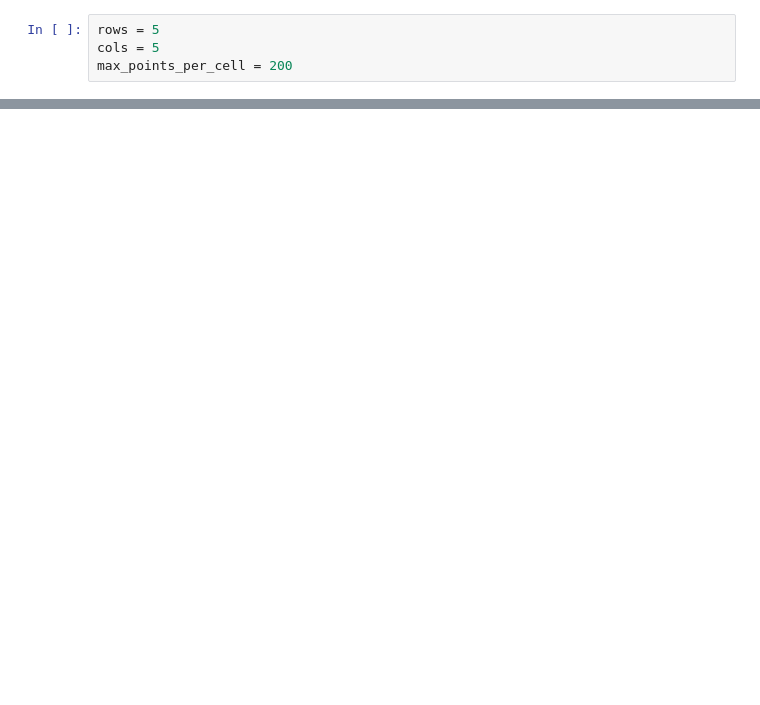
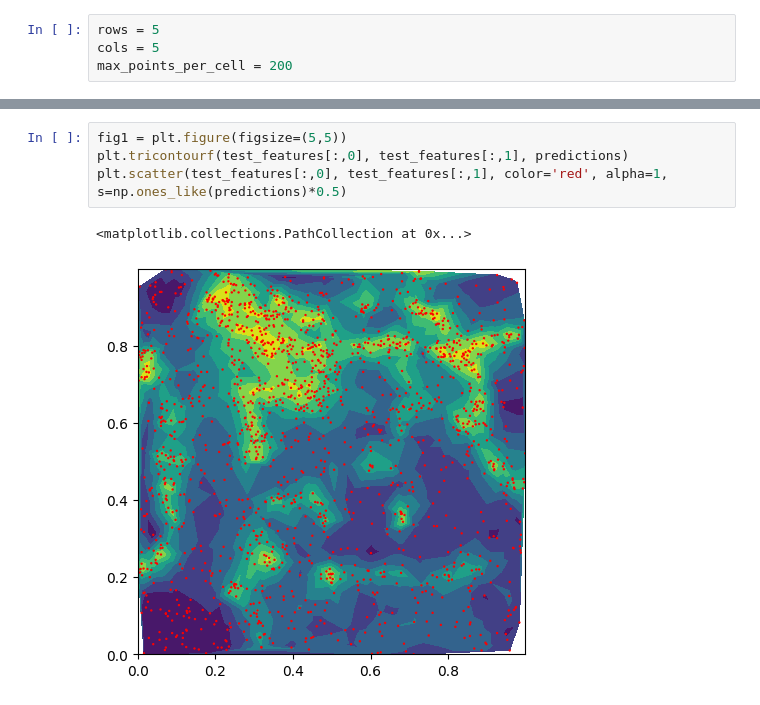
Before and after one commit to senecobis/PAI_tasks, a Jupyter notebook: task1_handout_d3d63876/model_selection.ipynb, the cells around one changed output, grey strips where cells are left out. Saved outputs shown, nothing was run; the diff lists cells and outputs as text; blank space fills up the shorter version.

```diff
--- a/task1_handout_d3d63876/model_selection.ipynb
+++ b/task1_handout_d3d63876/model_selection.ipynb
@@ -35,0 +65,7 @@ max_points_per_cell = 200
+# %%
+fig1 = plt.figure(figsize=(5,5))
+plt.tricontourf(test_features[:,0], test_features[:,1], predictions)
+plt.scatter(test_features[:,0], test_features[:,1], color='red', alpha=1, s=np.ones_like(predictions)*0.5)
+# %% [output]
+<matplotlib.collections.PathCollection at 0x...>
+[figure, added]
```
Also changed, not shown: parts of 5 cells of this notebook, 1 other file.
